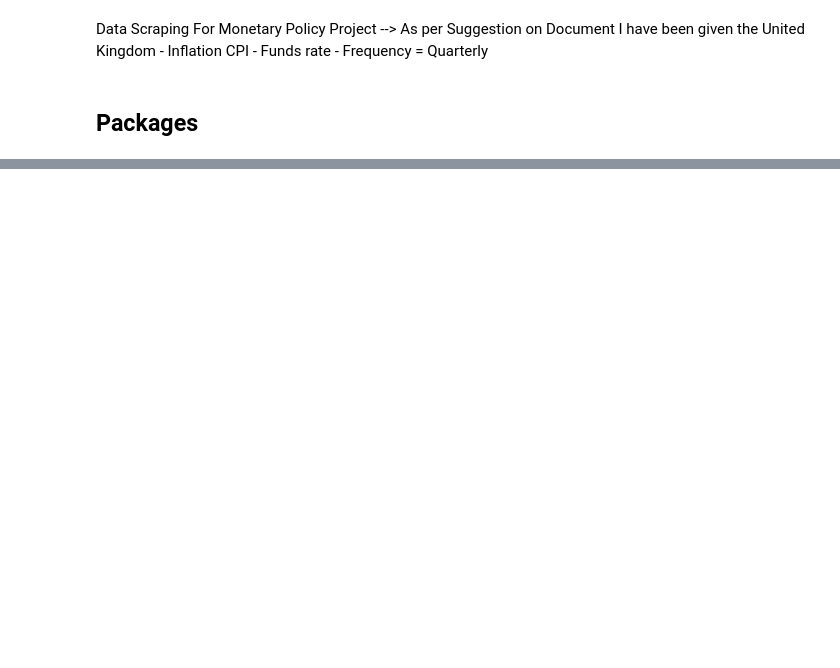
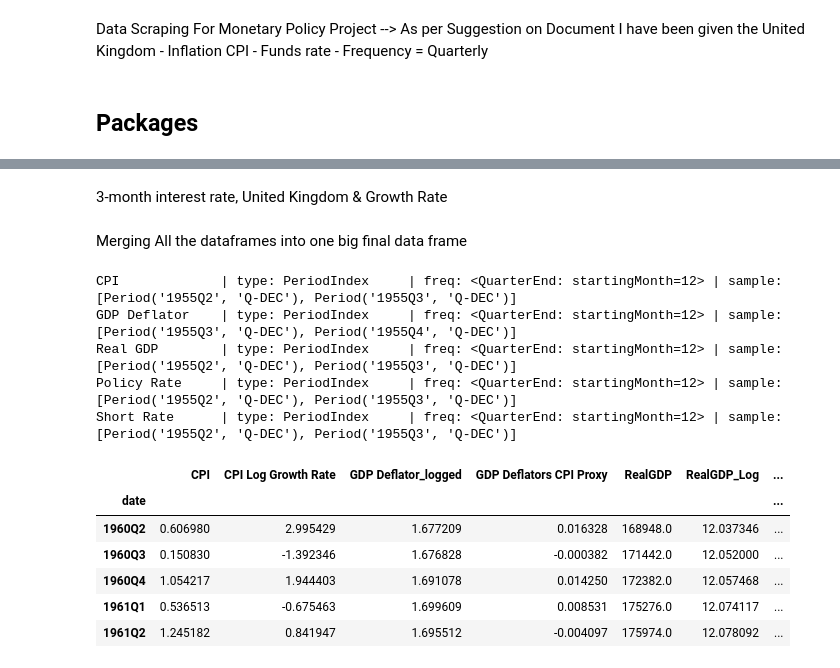
Before and after one commit to LorenzoAlessandro/Monetary-and-Financial-Macroeconometrics-Project, a Jupyter notebook: Data Retrieval .ipynb, the cells around one changed output, grey strips where cells are left out. Drawn from its saved outputs; the diff is of its cells as text; code cells hidden in the pictures; blank space fills up the shorter version.

```diff
--- a/Data Retrieval .ipynb
+++ b/Data Retrieval .ipynb
@@ -49,0 +206,2 @@ See the caveats in the documentation: https://pandas.pydata.org/pandas-docs/stab
+# %% [markdown]
+3-month interest rate, United Kingdom & Growth Rate
@@ -49,0 +231,62 @@ See the caveats in the documentation: https://pandas.pydata.org/pandas-docs/stab
+# %% [markdown]
+Merging All the dataframes into one big final data frame
+# %%
+# =============================================================
+# Merging All DataFrames into One Final DataFrame
+# =============================================================
+
+# Helper to safely ensure a DataFrame has a clean Period("Q") index
+def to_quarterly_period_index(df, date_col=None):
+    if date_col and date_col in df.columns:
+        df = df.set_index(date_col)
+    if isinstance(df.index, pd.DatetimeIndex):
+        df.index = df.index.to_period("Q")
+    elif isinstance(df.index, pd.PeriodIndex):
+        df.index = df.index.asfreq("Q")
+    return df
+
+# Step 1: Apply to all DataFrames
+quarterly_cpi_unitedkingdom_fred_data_df  = to_quarterly_period_index(quarterly_cpi_unitedkingdom_fred_data_df,  date_col="date")
+quarterly_gdp_deflator_data_df            = to_quarterly_period_index(quarterly_gdp_deflator_data_df,            date_col="date")
+quarterly_uk_real_gdp_df                  = to_quarterly_period_index(quarterly_uk_real_gdp_df)
+quarterly_uk_policy_rate_df               = to_quarterly_period_index(quarterly_uk_policy_rate_df)
+quarterly_uk_short_rate_df                = to_quarterly_period_index(quarterly_uk_short_rate_df)
+
+# Step 2: Verify all indexes look correct before merging
+for name, df in [
+    ("CPI",         quarterly_cpi_unitedkingdom_fred_data_df),
+    ("GDP Deflator",quarterly_gdp_deflator_data_df),
+    ("Real GDP",    quarterly_uk_real_gdp_df),
+    ("Policy Rate", quarterly_uk_policy_rate_df),
+    ("Short Rate",  quarterly_uk_short_rate_df),
+]:
+    print(f"{name:15s} | type: {type(df.index).__name__:15s} | freq: {getattr(df.index, 'freq', 'N/A')} | sample: {df.index[:2].tolist()}")
+
+# Step 3: Merge
+final_df = (
+    quarterly_cpi_unitedkingdom_fred_data_df
+    .join(quarterly_gdp_deflator_data_df,   how="outer")
+    .join(quarterly_uk_real_gdp_df,          how="outer")
+    .join(quarterly_uk_policy_rate_df,       how="outer")
+    .join(quarterly_uk_short_rate_df,        how="outer")
+)
+
+# Step 4: Sort and clean
+final_df = final_df.sort_index().dropna(how="all")
+
+final_df = final_df.loc["1960Q2":"2017Q2"]
+
+final_df.head()
+# %% [output]
+CPI             | type: PeriodIndex     | freq: <QuarterEnd: startingMonth=12> | sample: [Period('1955Q2', 'Q-DEC'), Period('1955Q3', 'Q-DEC')]
+GDP Deflator    | type: PeriodIndex     | freq: <QuarterEnd: startingMonth=12> | sample: [Period('1955Q3', 'Q-DEC'), Period('1955Q4', 'Q-DEC')]
+Real GDP        | type: PeriodIndex     | freq: <QuarterEnd: startingMonth=12> | sample: [Period('1955Q2', 'Q-DEC'), Period('1955Q3', 'Q-DEC')]
+Policy Rate     | type: PeriodIndex     | freq: <QuarterEnd: startingMonth=12> | sample: [Period('1955Q2', 'Q-DEC'), Period('1955Q3', 'Q-DEC')]
+Short Rate      | type: PeriodIndex     | freq: <QuarterEnd: startingMonth=12> | sample: [Period('1955Q2', 'Q-DEC'), Period('1955Q3', 'Q-DEC')]
+|  | CPI | CPI Log Growth Rate | GDP Deflator_logged | GDP Deflators CPI Proxy | RealGDP | RealGDP_Log | ... |
+| date |  |  |  |  |  |  | ... |
+| 1960Q2 | 0.606980 | 2.995429 | 1.677209 | 0.016328 | 168948.0 | 12.037346 | ... |
+| 1960Q3 | 0.150830 | -1.392346 | 1.676828 | -0.000382 | 171442.0 | 12.052000 | ... |
+| 1960Q4 | 1.054217 | 1.944403 | 1.691078 | 0.014250 | 172382.0 | 12.057468 | ... |
+| 1961Q1 | 0.536513 | -0.675463 | 1.699609 | 0.008531 | 175276.0 | 12.074117 | ... |
+| 1961Q2 | 1.245182 | 0.841947 | 1.695512 | -0.004097 | 175974.0 | 12.078092 | ... |
```
Also changed, not shown: parts of 11 cells of this notebook.
